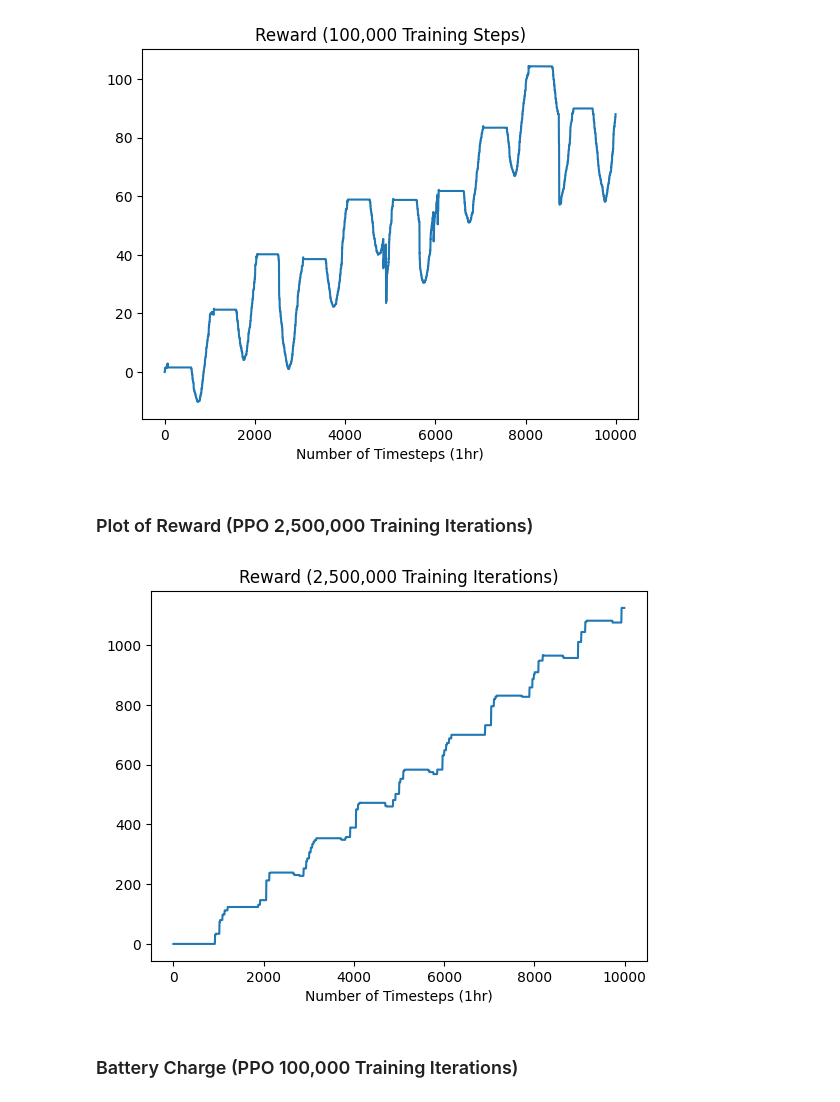
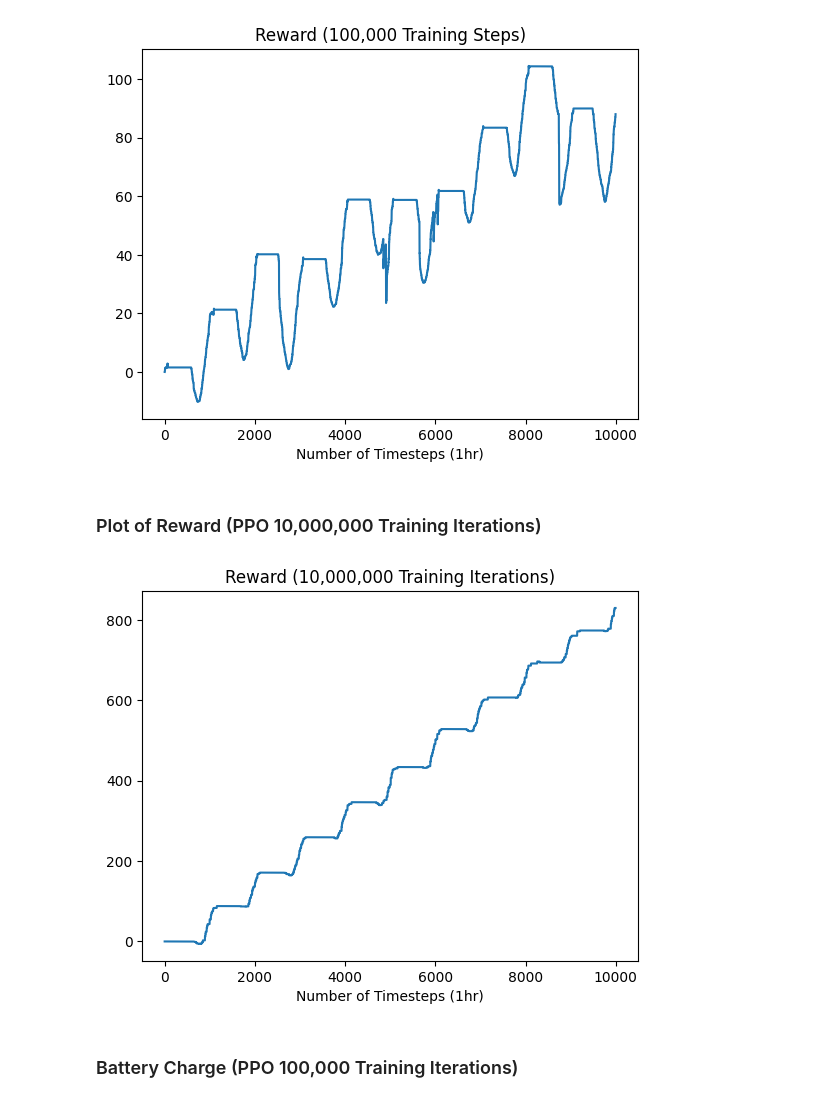
Before and after one commit to andrewrade/3001-RL-Grid-Battery-Management-Agent, a Jupyter notebook: environment.ipynb, the cells around one changed output. Cells and saved outputs as stored; diff of their text form; code cells hidden in the pictures.

```diff
--- a/environment.ipynb
+++ b/environment.ipynb
@@ -168,14 +170,14 @@ plt.show()
 # %% [output]
 [figure]
 # %% [markdown]
-### Plot of Reward (PPO 2,500,000 Training Iterations)
+### Plot of Reward (PPO 10,000,000 Training Iterations)
 # %%
 plt.plot(history['total_reward'])
-plt.title("Reward (2,500,000 Training Iterations)")
+plt.title("Reward (10,000,000 Training Iterations)")
 plt.xlabel("Number of Timesteps (1hr)")
 plt.show()
 # %% [output]
-[figure, old version]
+[figure, new version]
 # %% [markdown]
 ### Battery Charge (PPO 100,000 Training Iterations)
 # %%
```
Also changed, not shown: parts of 7 cells of this notebook.
